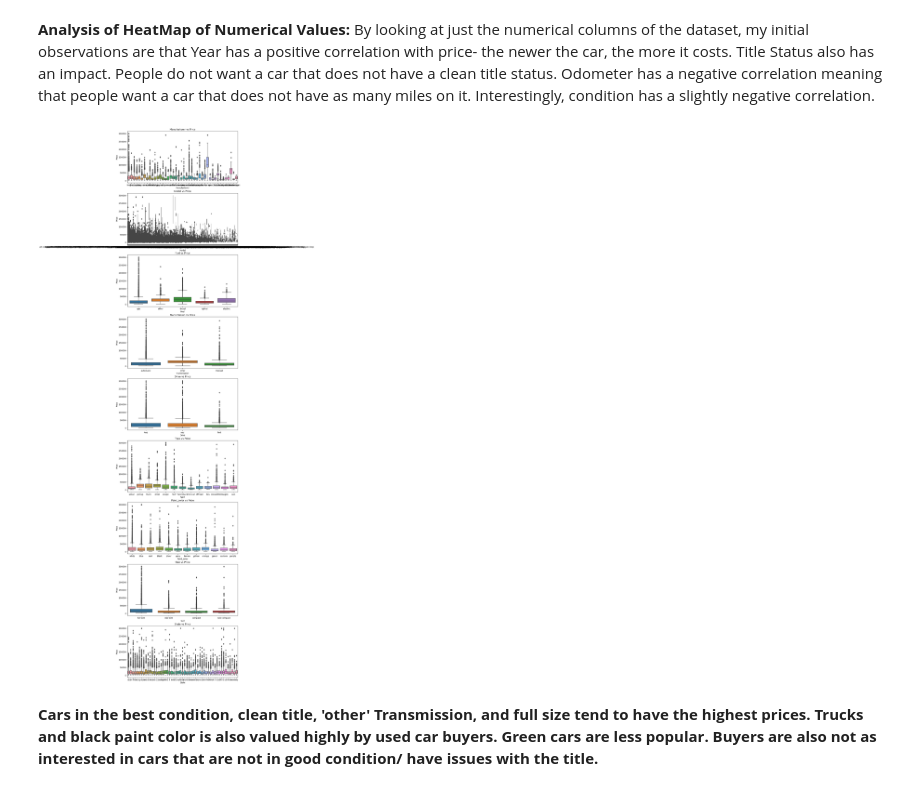
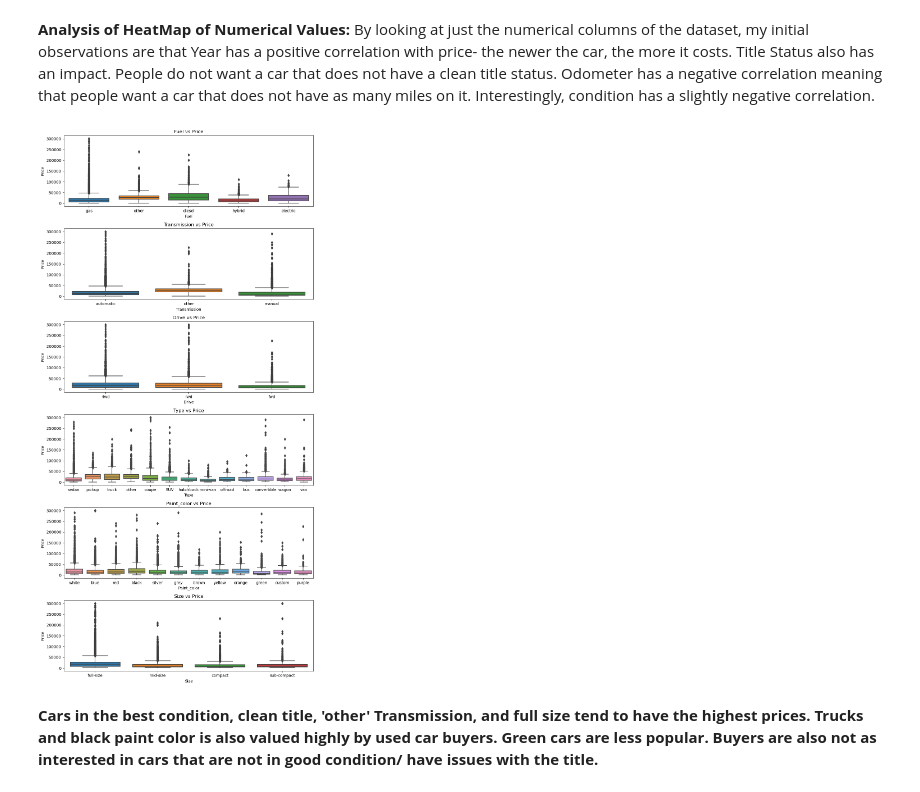
Before and after one commit to anjana250/price_of_car, a Jupyter notebook: practical_application_II_starter/Price_of_Car_final.ipynb, the cells around one changed output. Cells and saved outputs as stored; diff of their text form; code cells hidden in the pictures.

Commit message:
Fixing a graph

```diff
--- a/practical_application_II_starter/Price_of_Car_final.ipynb
+++ b/practical_application_II_starter/Price_of_Car_final.ipynb
@@ -280,18 +280,19 @@ plt.show()
 # %% [markdown]
 **Analysis of HeatMap of Numerical Values:** By looking at just the numerical columns of the dataset, my initial observations are that Year has a positive correlation with price- the newer the car, the more it costs. Title Status also has an impact. People do not want a car that does not have a clean title status. Odometer has a negative correlation meaning that people want a car that does not have as many miles on it. Interestingly, condition has a slightly negative correlation.
 # %%
-plt.figure(figsize=(10, 50))
-for i, col in enumerate(categorical_cols, start=1):
-    plt.subplot(len(categorical_cols), 1, i)
+cat_cols = ['fuel', 'transmission', 'drive', 'type', 'paint_color', 'size']
+plt.figure(figsize=(10, 20))
+for i, col in enumerate(cat_cols, start=1):
+    plt.subplot(len(cat_cols), 1, i)
     sns.boxplot(x=col, y='price', data=df)
     plt.title(f'{col.capitalize()} vs Price')
     plt.ylabel('Price')
     plt.xlabel(col.capitalize())
 
 plt.tight_layout()
 plt.show()
 # %% [output]
-[figure, old version]
+[figure, new version]
 # %% [markdown]
 **Cars in the best condition, clean title, 'other' Transmission, and full size tend to have the highest prices. Trucks and black paint color is also valued highly by used car buyers. Green cars are less popular. Buyers are also not as interested in cars that are not in good condition/ have issues with the title.**
 # %% [markdown]
```
